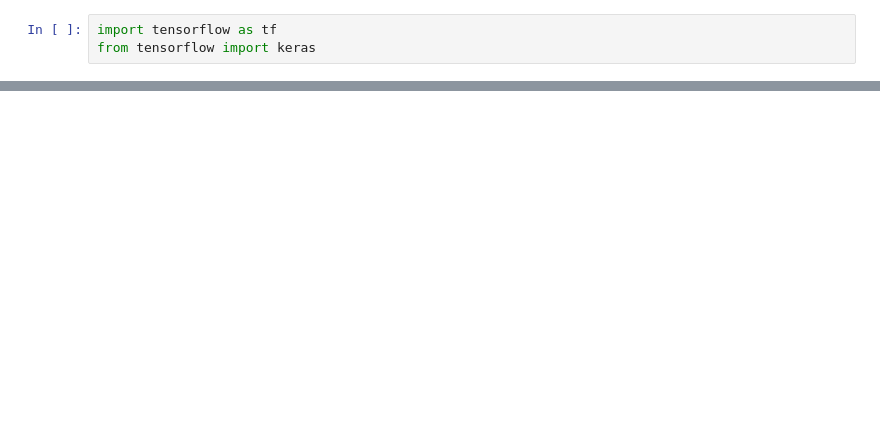
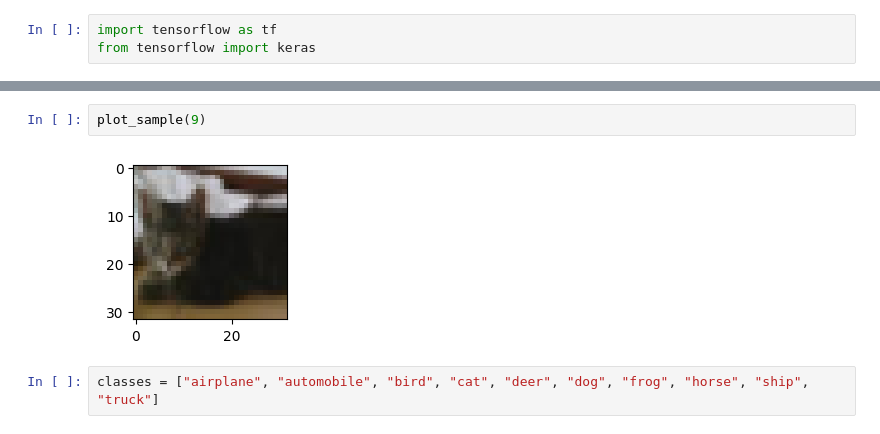
Before and after one commit to Vivekadile/Deep-learning-journey, a Jupyter notebook: notebooks/ANN/image classification.ipynb, the cells around one changed output, grey strips where cells are left out. Drawn from its saved outputs; the diff is of its cells as text; blank space fills up the shorter version.

```diff
--- a/notebooks/ANN/image classification.ipynb
+++ b/notebooks/ANN/image classification.ipynb
@@ -33,0 +66,6 @@ Built with GPU support: False
+# %%
+plot_sample(9)
+# %% [output]
+[figure, added]
+# %%
+classes = ["airplane", "automobile", "bird", "cat", "deer", "dog", "frog", "horse", "ship", "truck"]
```
Also changed, not shown: parts of 38 cells of this notebook.
